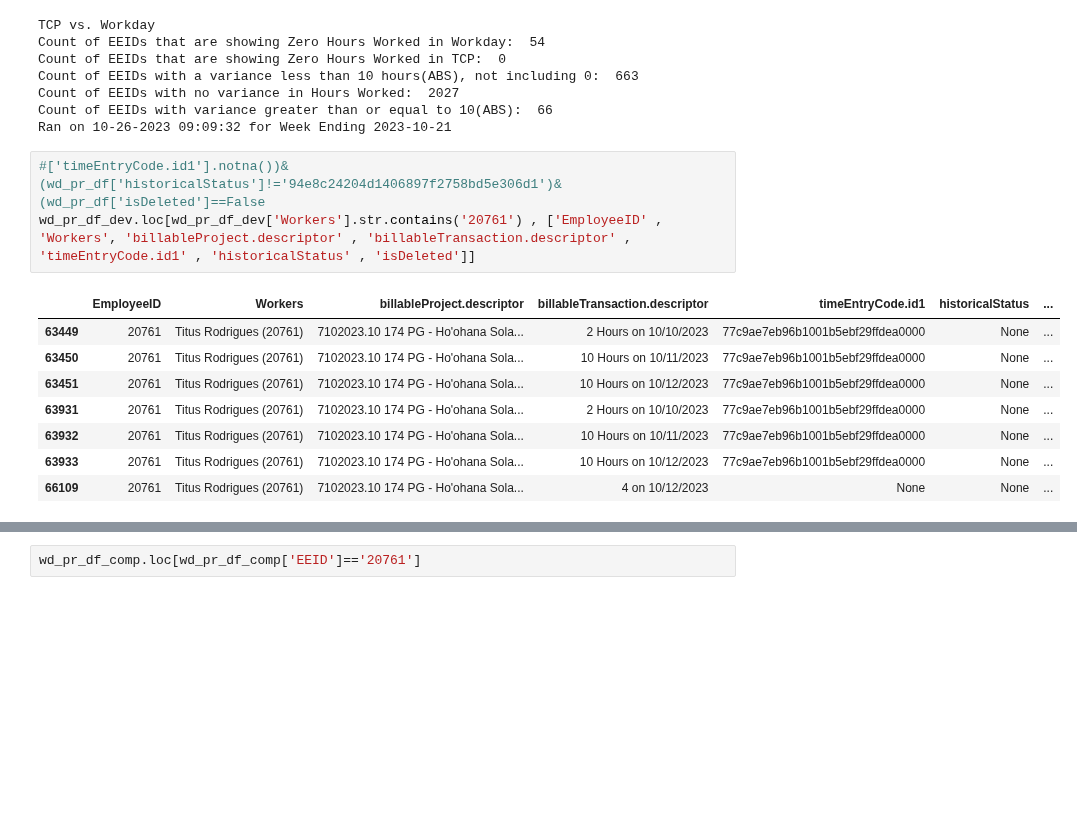
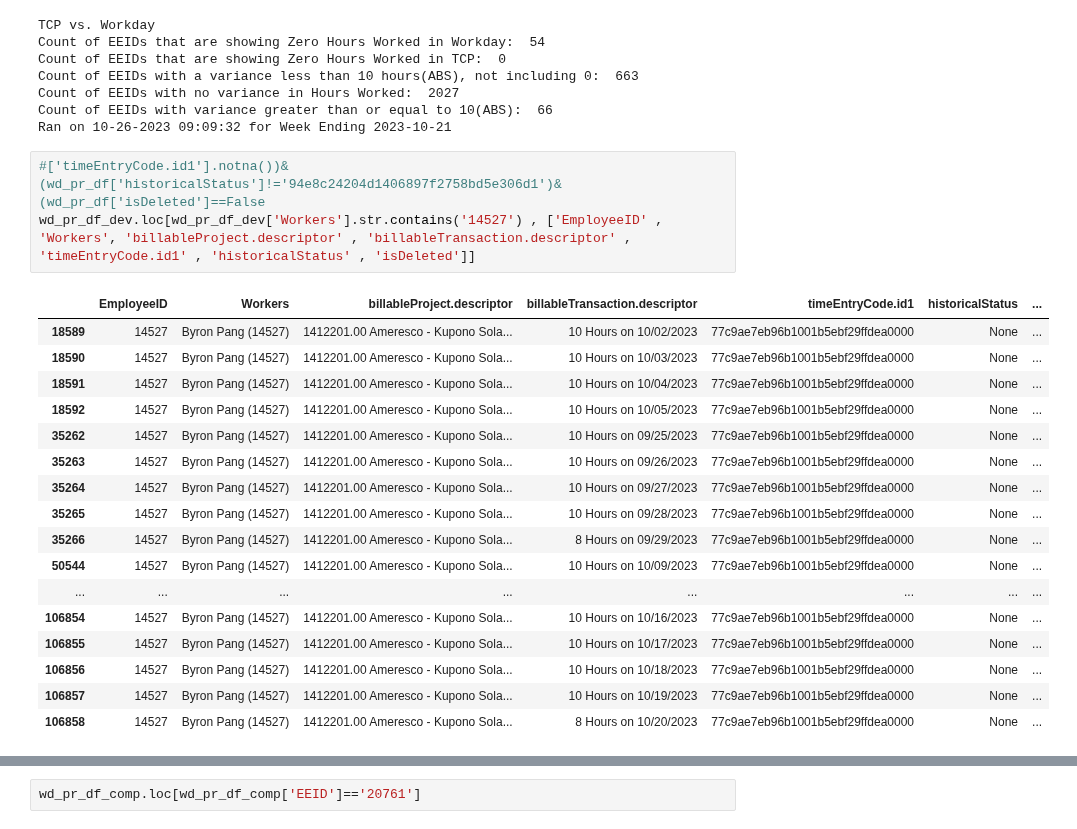
Before and after one commit to jbeachyMoss/LaborHours_Compare, a Jupyter notebook: DataValidation.ipynb, the cells around one changed output, grey strips where cells are left out. Drawn from its saved outputs; the diff is of its cells as text; blank space fills up the shorter version.

```diff
--- a/DataValidation.ipynb
+++ b/DataValidation.ipynb
@@ -280,13 +280,22 @@ Count of EEIDs with variance greater than or equal to 10(ABS):  66
 Ran on 10-26-2023 09:09:32 for Week Ending 2023-10-21
 # %%
 #['timeEntryCode.id1'].notna())&(wd_pr_df['historicalStatus']!='94e8c24204d1406897f2758bd5e306d1')&(wd_pr_df['isDeleted']==False
-wd_pr_df_dev.loc[wd_pr_df_dev['Workers'].str.contains('20761') , ['EmployeeID' , 'Workers', 'billableProject.descriptor' , 'billableTransaction.descriptor' , 'timeEntryCode.id1' , 'historicalStatus' , 'isDeleted']]
+wd_pr_df_dev.loc[wd_pr_df_dev['Workers'].str.contains('14527') , ['EmployeeID' , 'Workers', 'billableProject.descriptor' , 'billableTransaction.descriptor' , 'timeEntryCode.id1' , 'historicalStatus' , 'isDeleted']]
 # %% [output]
 |  | EmployeeID | Workers | billableProject.descriptor | billableTransaction.descriptor | timeEntryCode.id1 | historicalStatus | ... |
-| 63449 | 20761 | Titus Rodrigues (20761) | 7102023.10 174 PG - Ho'ohana Sola... | 2 Hours on 10/10/2023 | 77c9ae7eb96b1001b5ebf29ffdea0000 | None | ... |
-| 63450 | 20761 | Titus Rodrigues (20761) | 7102023.10 174 PG - Ho'ohana Sola... | 10 Hours on 10/11/2023 | 77c9ae7eb96b1001b5ebf29ffdea0000 | None | ... |
-| 63451 | 20761 | Titus Rodrigues (20761) | 7102023.10 174 PG - Ho'ohana Sola... | 10 Hours on 10/12/2023 | 77c9ae7eb96b1001b5ebf29ffdea0000 | None | ... |
-| 63931 | 20761 | Titus Rodrigues (20761) | 7102023.10 174 PG - Ho'ohana Sola... | 2 Hours on 10/10/2023 | 77c9ae7eb96b1001b5ebf29ffdea0000 | None | ... |
-| 63932 | 20761 | Titus Rodrigues (20761) | 7102023.10 174 PG - Ho'ohana Sola... | 10 Hours on 10/11/2023 | 77c9ae7eb96b1001b5ebf29ffdea0000 | None | ... |
-| 63933 | 20761 | Titus Rodrigues (20761) | 7102023.10 174 PG - Ho'ohana Sola... | 10 Hours on 10/12/2023 | 77c9ae7eb96b1001b5ebf29ffdea0000 | None | ... |
-| 66109 | 20761 | Titus Rodrigues (20761) | 7102023.10 174 PG - Ho'ohana Sola... | 4 on 10/12/2023 | None | None | ... |
+| 18589 | 14527 | Byron Pang (14527) | 1412201.00 Ameresco - Kupono Sola... | 10 Hours on 10/02/2023 | 77c9ae7eb96b1001b5ebf29ffdea0000 | None | ... |
+| 18590 | 14527 | Byron Pang (14527) | 1412201.00 Ameresco - Kupono Sola... | 10 Hours on 10/03/2023 | 77c9ae7eb96b1001b5ebf29ffdea0000 | None | ... |
+| 18591 | 14527 | Byron Pang (14527) | 1412201.00 Ameresco - Kupono Sola... | 10 Hours on 10/04/2023 | 77c9ae7eb96b1001b5ebf29ffdea0000 | None | ... |
+| 18592 | 14527 | Byron Pang (14527) | 1412201.00 Ameresco - Kupono Sola... | 10 Hours on 10/05/2023 | 77c9ae7eb96b1001b5ebf29ffdea0000 | None | ... |
+| 35262 | 14527 | Byron Pang (14527) | 1412201.00 Ameresco - Kupono Sola... | 10 Hours on 09/25/2023 | 77c9ae7eb96b1001b5ebf29ffdea0000 | None | ... |
+| 35263 | 14527 | Byron Pang (14527) | 1412201.00 Ameresco - Kupono Sola... | 10 Hours on 09/26/2023 | 77c9ae7eb96b1001b5ebf29ffdea0000 | None | ... |
+| 35264 | 14527 | Byron Pang (14527) | 1412201.00 Ameresco - Kupono Sola... | 10 Hours on 09/27/2023 | 77c9ae7eb96b1001b5ebf29ffdea0000 | None | ... |
+| 35265 | 14527 | Byron Pang (14527) | 1412201.00 Ameresco - Kupono Sola... | 10 Hours on 09/28/2023 | 77c9ae7eb96b1001b5ebf29ffdea0000 | None | ... |
+| 35266 | 14527 | Byron Pang (14527) | 1412201.00 Ameresco - Kupono Sola... | 8 Hours on 09/29/2023 | 77c9ae7eb96b1001b5ebf29ffdea0000 | None | ... |
+| 50544 | 14527 | Byron Pang (14527) | 1412201.00 Ameresco - Kupono Sola... | 10 Hours on 10/09/2023 | 77c9ae7eb96b1001b5ebf29ffdea0000 | None | ... |
+| ... | ... | ... | ... | ... | ... | ... | ... |
+| 106854 | 14527 | Byron Pang (14527) | 1412201.00 Ameresco - Kupono Sola... | 10 Hours on 10/16/2023 | 77c9ae7eb96b1001b5ebf29ffdea0000 | None | ... |
+| 106855 | 14527 | Byron Pang (14527) | 1412201.00 Ameresco - Kupono Sola... | 10 Hours on 10/17/2023 | 77c9ae7eb96b1001b5ebf29ffdea0000 | None | ... |
+| 106856 | 14527 | Byron Pang (14527) | 1412201.00 Ameresco - Kupono Sola... | 10 Hours on 10/18/2023 | 77c9ae7eb96b1001b5ebf29ffdea0000 | None | ... |
+| 106857 | 14527 | Byron Pang (14527) | 1412201.00 Ameresco - Kupono Sola... | 10 Hours on 10/19/2023 | 77c9ae7eb96b1001b5ebf29ffdea0000 | None | ... |
+| 106858 | 14527 | Byron Pang (14527) | 1412201.00 Ameresco - Kupono Sola... | 8 Hours on 10/20/2023 | 77c9ae7eb96b1001b5ebf29ffdea0000 | None | ... |
```
Also changed, not shown: parts of 2 cells of this notebook.
